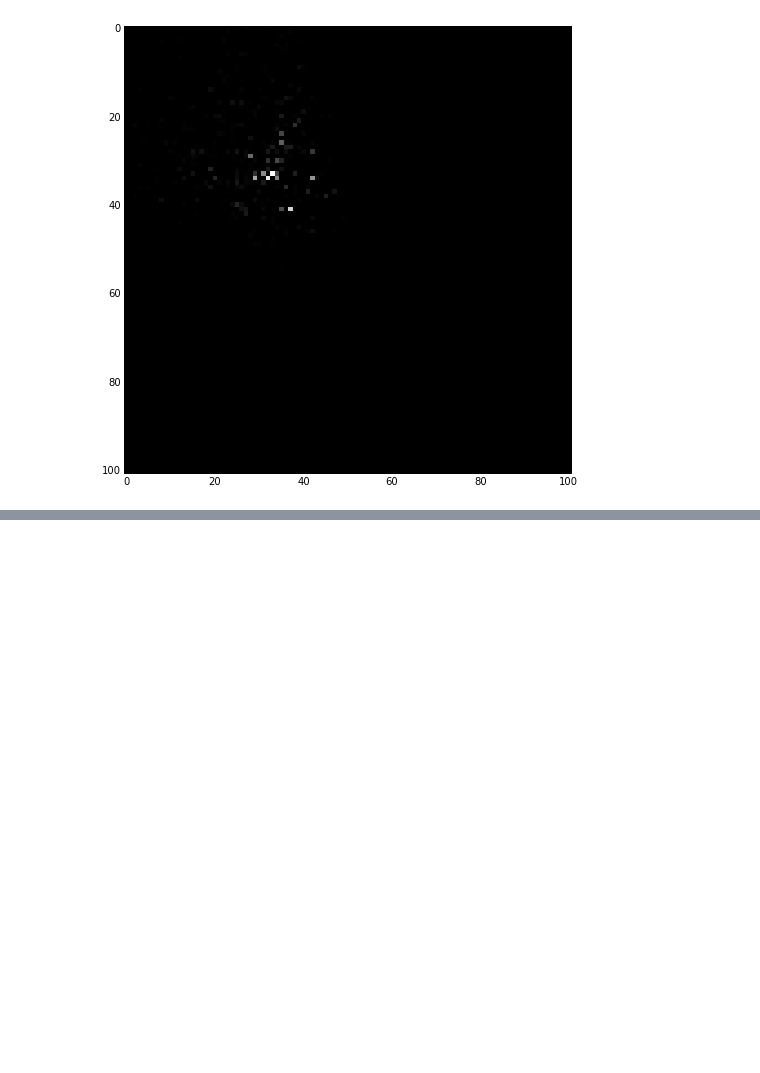
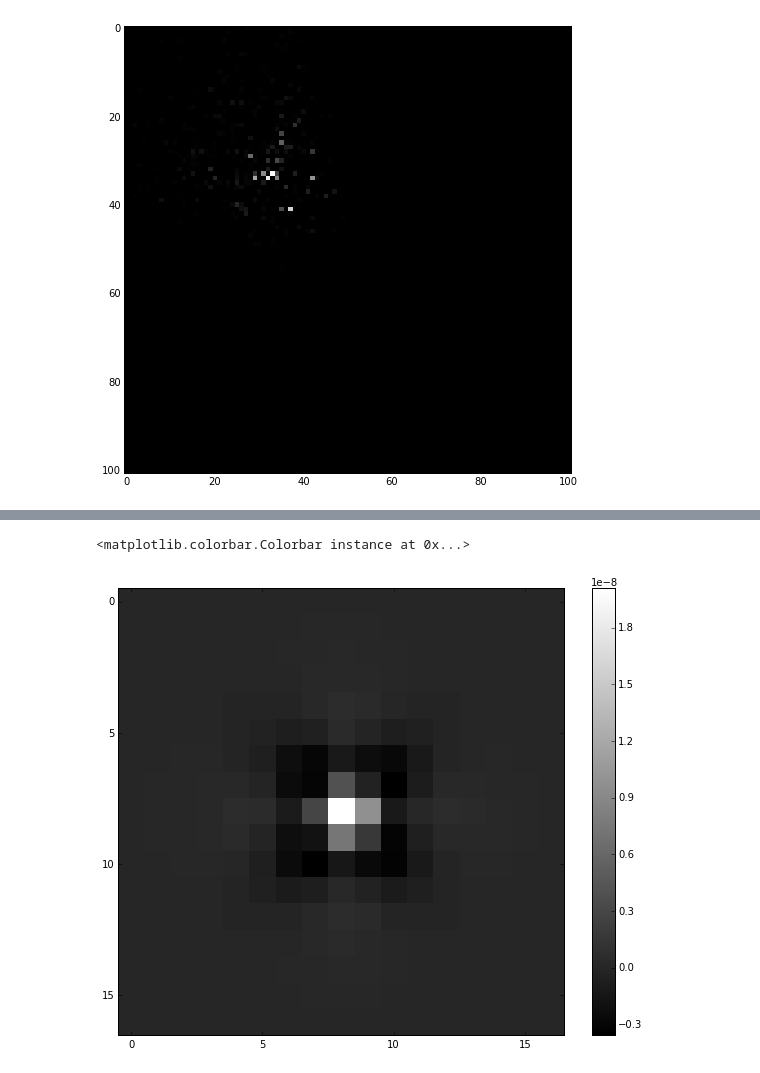
Before and after one commit to lmoustakas/lcolens, a Jupyter notebook: python/sample_psf.ipynb, the cells around one changed output, grey strips where cells are left out. Saved outputs shown, nothing was run; the diff lists cells and outputs as text; code cells hidden in the pictures; blank space fills up the shorter version.

```diff
--- a/python/sample_psf.ipynb
+++ b/python/sample_psf.ipynb
@@ -211,0 +394,6 @@ pl.imshow(kern, cmap = 'gray', interpolation='nearest')
+# %%
+diff = moffat_simp(0.2, 0.1, 3, 1.85) - kernel(0.2, 0.1, 3, 1.85)
+pl.imshow(diff, cmap = 'gray', interpolation='nearest'); pl.colorbar()
+# %% [output]
+<matplotlib.colorbar.Colorbar instance at 0x...>
+[figure, added]
```
Also changed, not shown: parts of 16 cells of this notebook.
